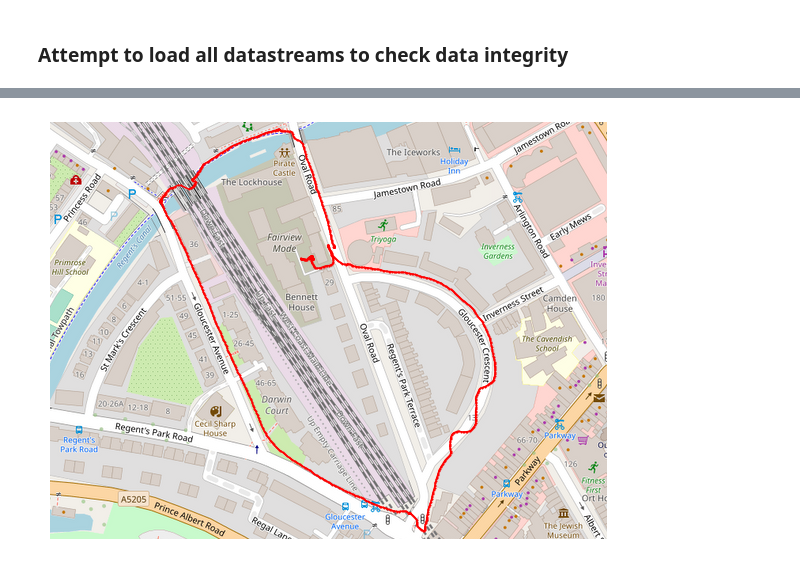
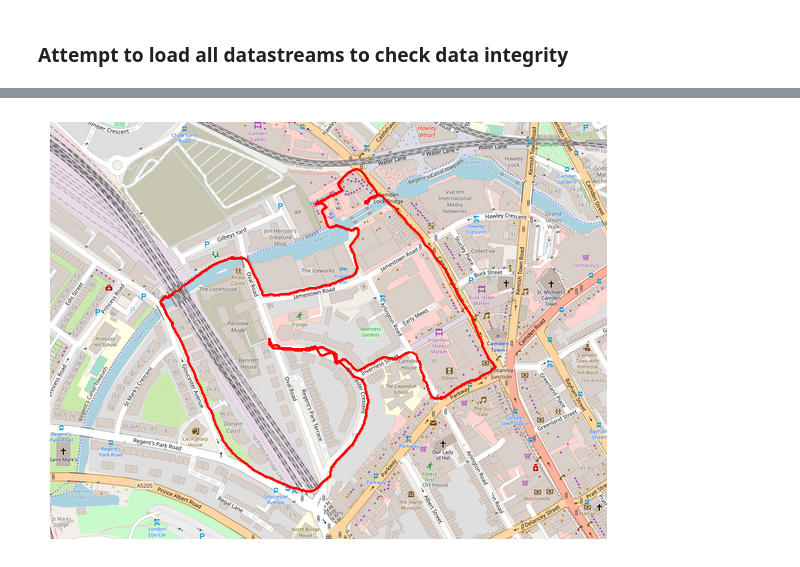
Before and after one commit to emotional-cities/pluma-experiments, a Jupyter notebook: 20092022/Analysis/AnalysisCode/DemoAnalysis.ipynb, the cells around one changed output, grey strips where cells are left out. Cells and saved outputs as stored; diff of their text form; code cells hidden in the pictures.

```diff
--- a/20092022/Analysis/AnalysisCode/DemoAnalysis.ipynb
+++ b/20092022/Analysis/AnalysisCode/DemoAnalysis.ipynb
@@ -26,5 +13,5 @@ def normalize_data(data_in):
 # %%
-stream_root_folder = r"C:\Users\neurogears\Desktop\ControlBenchmarkRun_empatica_harp_synch_2022_09_22_11_16_56"
+stream_root_folder = r"C:\Users\neurogears\Desktop\EC_datasets\BenchmarkRun2022_09_22_10_30_02"
 
 #session_time = datetime.datetime.strptime(stream_root_folder.split('\\')[-1], '%Y_%m_%d_%H_%M_%S')
 streams = populate_streams(stream_root_folder)
@@ -182,32 +168,32 @@ Text(0.5, 1.0, 'b1 = 0.9999986687578337\nb0 = 0.00031883140002264554\nr2 = 0.999
 import geopandas as gpd
 import tilemapbase
 #tilemapbase.init(create=True) #Must run the first time to create the cache file
-NavData = filter_event(ubx_data, "NAV-HPPOSLLH")
+NavData = streams.UBX.filter_event("NAV-HPPOSLLH")
 
 NavData.insert(NavData.shape[1], "Lat", NavData.apply(lambda x : x.Message.lat, axis = 1), False)
 NavData.insert(NavData.shape[1], "Lon", NavData.apply(lambda x : x.Message.lon, axis = 1), False)
 NavData.insert(NavData.shape[1], "Height", NavData.apply(lambda x : x.Message.height, axis = 1), False)
 NavData.insert(NavData.shape[1], "Time", NavData.apply(lambda x : x.Message.iTOW, axis = 1), False)
 
 coord = gpd.points_from_xy(NavData['Lon'], NavData['Lat'], NavData['Height'])
 gdf = gpd.GeoDataFrame(geometry=coord, crs='epsg:4326')
 
 fig, ax = plt.subplots(1,1)
 fig.set_size_inches(10,10)
 tiles = tilemapbase.tiles.build_OSM()
 extent = tilemapbase.Extent.from_lonlat(np.min(NavData['Lon'].values), np.max(NavData['Lon'].values),
                                         np.min(NavData['Lat'].values), np.max(NavData['Lat'].values))
 extent = extent.to_aspect(4/3).with_scaling(0.6)
 ax.xaxis.set_visible(False)
 ax.yaxis.set_visible(False)
 plotter = tilemapbase.Plotter(extent, tiles, width=600)
 plotter.plot(ax)
 
 path = [tilemapbase.project(x,y) for x,y in zip(NavData['Lon'].values, NavData['Lat'].values)]
 x, y = zip(*path)
 
 #ax.scatter(point[0], point[1], c = 'r', s = 200)
 ax.plot(x,y,"ro-", markersize=1)
 plt.show()
 # %% [output]
-[figure, old version]
+[figure, new version]
```
Also changed, not shown: parts of 25 cells of this notebook, 2 other files.
